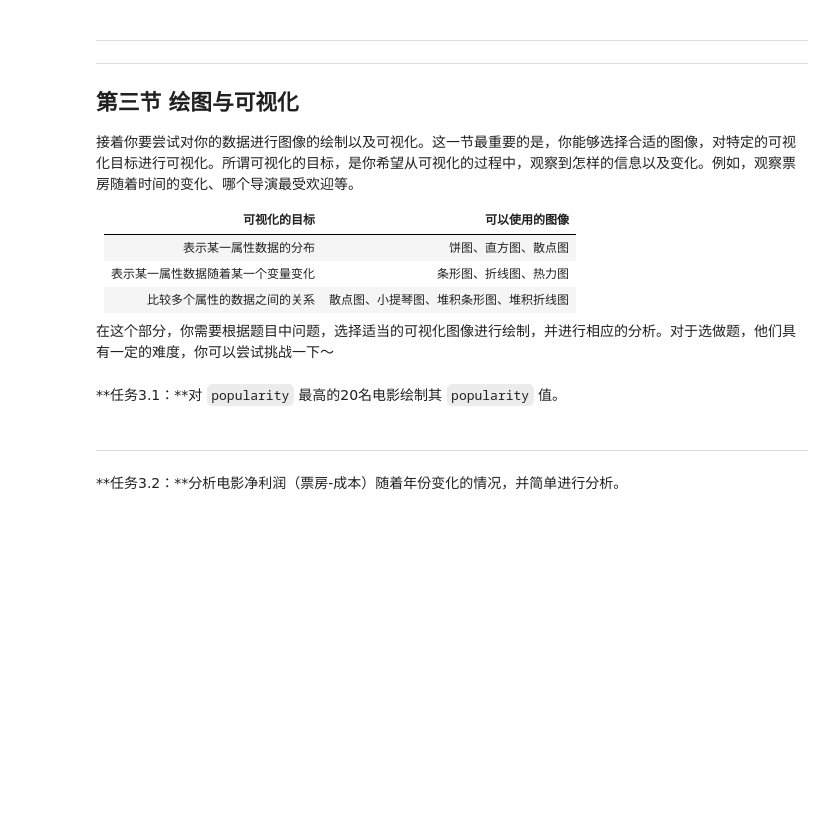
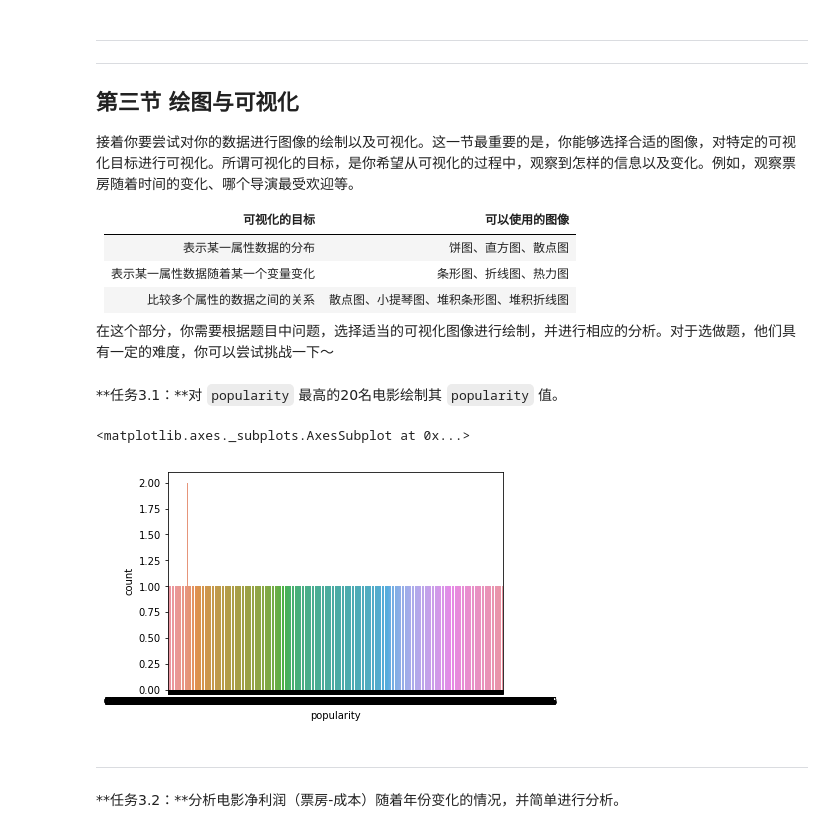
Before and after one commit to LinearPi/code_file, a Jupyter notebook: AIPND-cn-master/P2_Explore_Movie_Dataset/Explore Movie Dataset.ipynb, the cells around one changed output. Cells and saved outputs as stored; diff of their text form; code cells hidden in the pictures; blank space fills up the shorter version.

```diff
--- a/AIPND-cn-master/P2_Explore_Movie_Dataset/Explore Movie Dataset.ipynb
+++ b/AIPND-cn-master/P2_Explore_Movie_Dataset/Explore Movie Dataset.ipynb
@@ -224,6 +224,11 @@ data.groupby('director').agg('mean').sort_values('popularity')
 在这个部分，你需要根据题目中问题，选择适当的可视化图像进行绘制，并进行相应的分析。对于选做题，他们具有一定的难度，你可以尝试挑战一下～
 # %% [markdown]
 **任务3.1：**对 `popularity` 最高的20名电影绘制其 `popularity` 值。
+# %%
+sb.countplot(data = data, x = 'popularity')
+# %% [output]
+<matplotlib.axes._subplots.AxesSubplot at 0x...>
+[figure, added]
 # %% [markdown]
 ---
 **任务3.2：**分析电影净利润（票房-成本）随着年份变化的情况，并简单进行分析。
```
Also changed, not shown: parts of 1 cell of this notebook.
